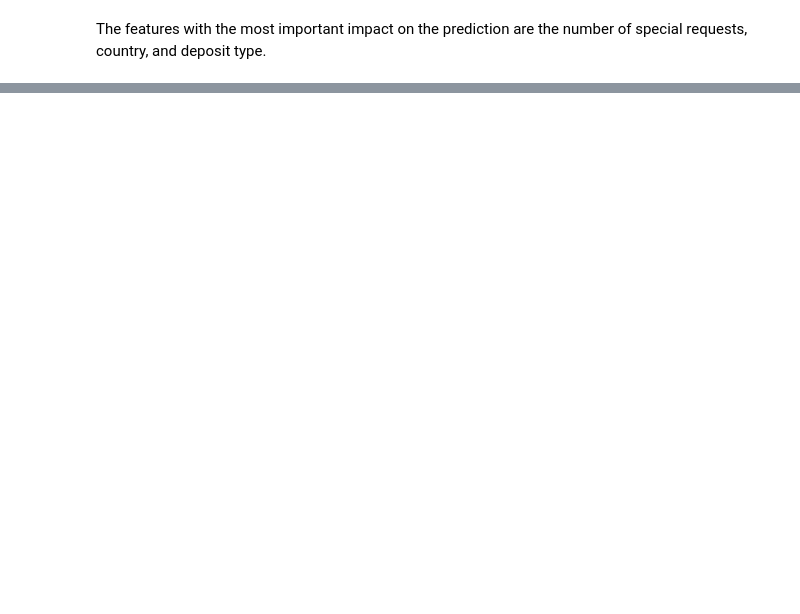
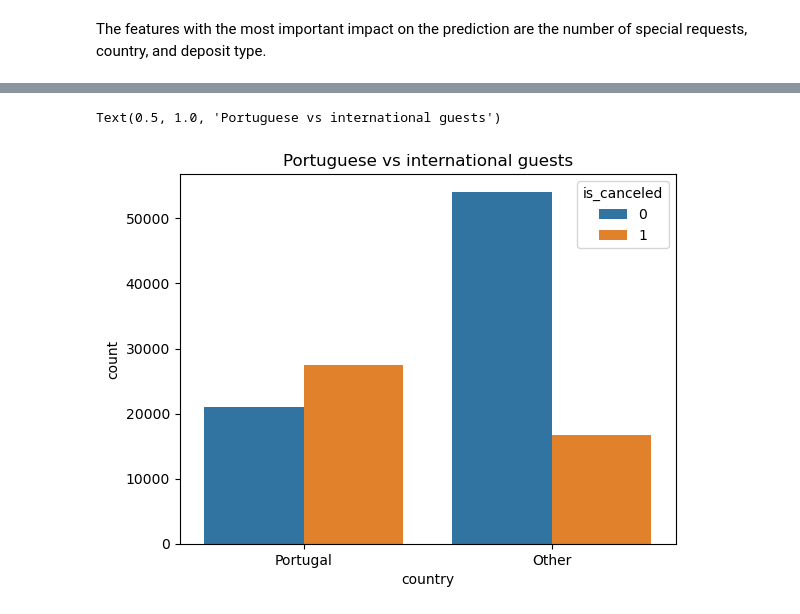
Before and after one commit to catloverkelly/Capstone2, a Jupyter notebook: Preprocessing.ipynb, the cells around one changed output, grey strips where cells are left out. Saved outputs shown, nothing was run; the diff lists cells and outputs as text; code cells hidden in the pictures; blank space fills up the shorter version.

```diff
--- a/Preprocessing.ipynb
+++ b/Preprocessing.ipynb
@@ -469,0 +488,6 @@ The features with the most important impact on the prediction are the number of
+# %%
+sns.countplot(data=df, x='country', hue='is_canceled')
+plt.title('Portuguese vs international guests')
+# %% [output]
+Text(0.5, 1.0, 'Portuguese vs international guests')
+[figure, added]
```
Also changed, not shown: parts of 16 cells of this notebook.
